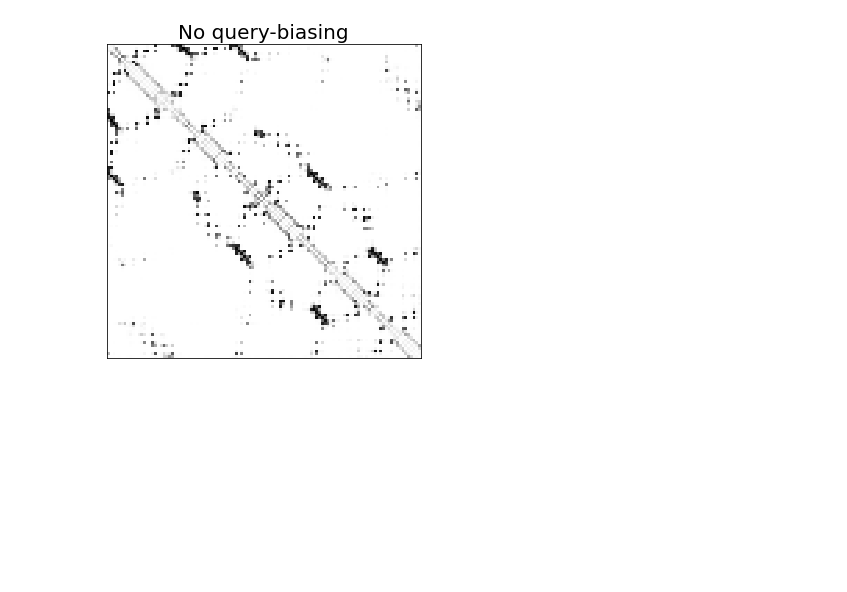
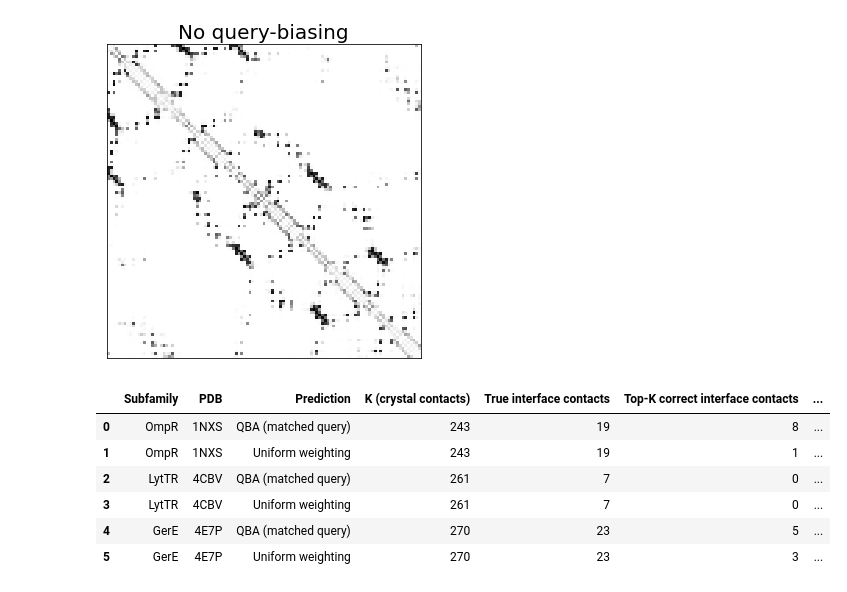
Before and after one commit to yoakiyama/MSA_Pairformer, a Jupyter notebook: Cell_2026_analysis_notebooks/Figure4/Figure4_response_regulator.ipynb, the cells around one changed output. Drawn from its saved outputs; the diff is of its cells as text; code cells hidden in the pictures; blank space fills up the shorter version.

```diff
--- a/Cell_2026_analysis_notebooks/Figure4/Figure4_response_regulator.ipynb
+++ b/Cell_2026_analysis_notebooks/Figure4/Figure4_response_regulator.ipynb
@@ -616,3 +616,61 @@ f.tight_layout()
 f.savefig("results/response_regulator_contacts_uniform.pdf", dpi=300, bbox_inches='tight')
 # %% [output]
 [figure]
+# %%
+cutoff_res_sep = 6
+
+# Match each subfamily's query-biased prediction to its PDB contact matrices.
+# "all" = intra-chain + inter-chain contacts formed in the crystal; "inter" =
+# homo-oligomer interface (inter-chain) contacts only.
+subfamily2truth_d = {
+    "OmpR":  {"inter": inter_contact_1nxs, "all": all_contact_1nxs},
+    "LytTR": {"inter": inter_contact_4cbv, "all": all_contact_4cbv},
+    "GerE":  {"inter": inter_contact_4e7p, "all": all_contact_4e7p},
+}
+
+
+def count_correct_top_K(pred_contacts, inter_contact, all_contact, cutoff_res_sep):
+    """Recovery of true contacts among the model's top-K predictions.
+
+    K is the number of crystal contacts (intra + inter) with |i - j| >= cutoff_res_sep.
+    Returns (K, #true interface contacts in top-K, #true contacts of any kind in top-K,
+    total #true interface contacts).
+    """
+    n = len(pred_contacts)
+    true_inter = set(get_exp_contact_indices(inter_contact, cutoff_res_sep))
+    true_all = set(get_exp_contact_indices(all_contact, cutoff_res_sep))
+    K = len(true_all)
+    candidates = [(i, j) for i in range(n) for j in range(i + cutoff_res_sep, n)]
+    scores = [pred_contacts[i, j] for i, j in candidates]
+    top_K = {candidates[k] for k in np.argsort(scores)[-K:]}
+    return K, len(top_K & true_inter), len(top_K & true_all), len(true_inter)
+
+
+records = []
+for subfamily, truth in subfamily2truth_d.items():
+    for pred_type, key in [("QBA (matched query)", "qba_contacts"),
+                           ("Uniform weighting", "uniform_contacts")]:
+        pred = data[subfamily][key]
+        K, n_inter, n_all, n_true_inter = count_correct_top_K(
+            pred, truth["inter"], truth["all"], cutoff_res_sep)
+        records.append({
+            "Subfamily": subfamily,
+            "PDB": subfamily2pdb_d[subfamily],
+            "Prediction": pred_type,
+            "K (crystal contacts)": K,
+            "True interface contacts": n_true_inter,
+            "Top-K correct interface contacts": n_inter,
+            "Top-K correct contacts (any)": n_all,
+        })
+
+interface_recovery_df = pd.DataFrame(records)
+interface_recovery_df.to_csv("results/interface_contact_topK_recovery.csv", index=False)
+interface_recovery_df
+# %% [output]
+|  | Subfamily | PDB | Prediction | K (crystal contacts) | True interface contacts | Top-K correct interface contacts | ... |
+| 0 | OmpR | 1NXS | QBA (matched query) | 243 | 19 | 8 | ... |
+| 1 | OmpR | 1NXS | Uniform weighting | 243 | 19 | 1 | ... |
+| 2 | LytTR | 4CBV | QBA (matched query) | 261 | 7 | 0 | ... |
+| 3 | LytTR | 4CBV | Uniform weighting | 261 | 7 | 0 | ... |
+| 4 | GerE | 4E7P | QBA (matched query) | 270 | 23 | 5 | ... |
+| 5 | GerE | 4E7P | Uniform weighting | 270 | 23 | 3 | ... |
```
